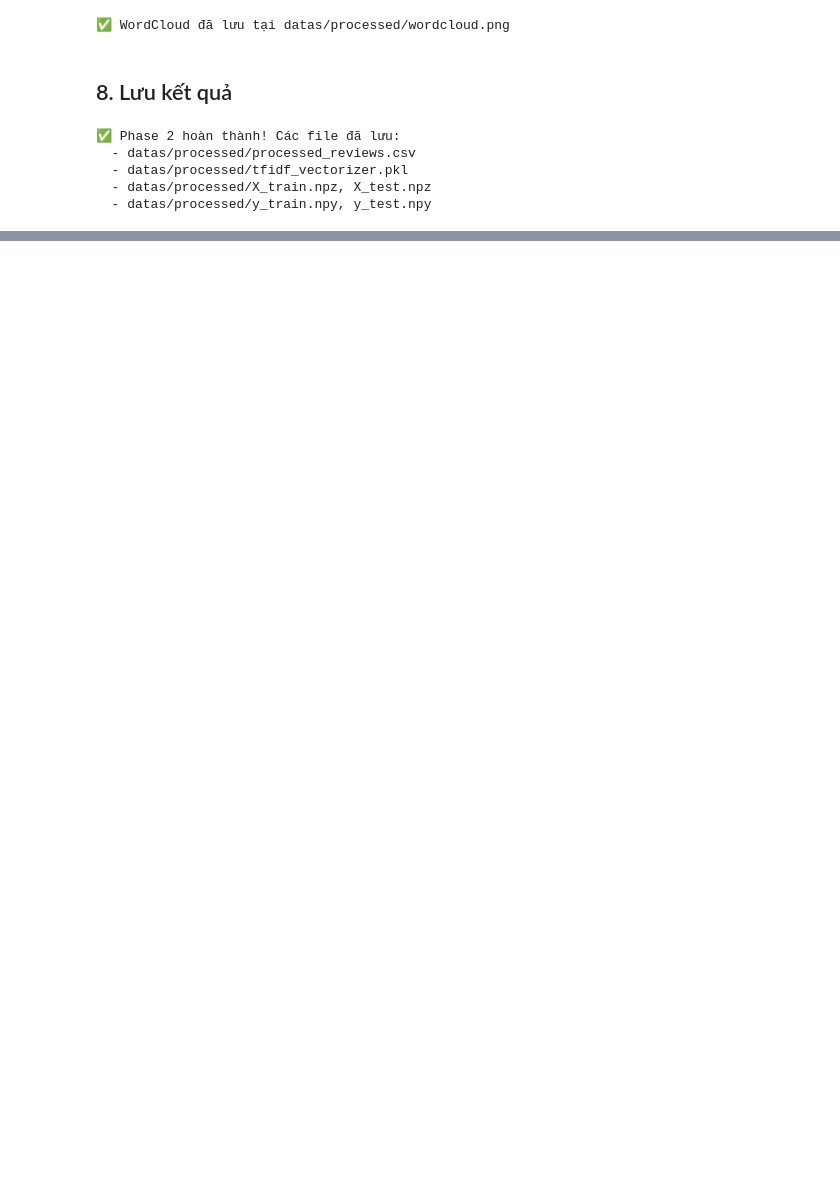
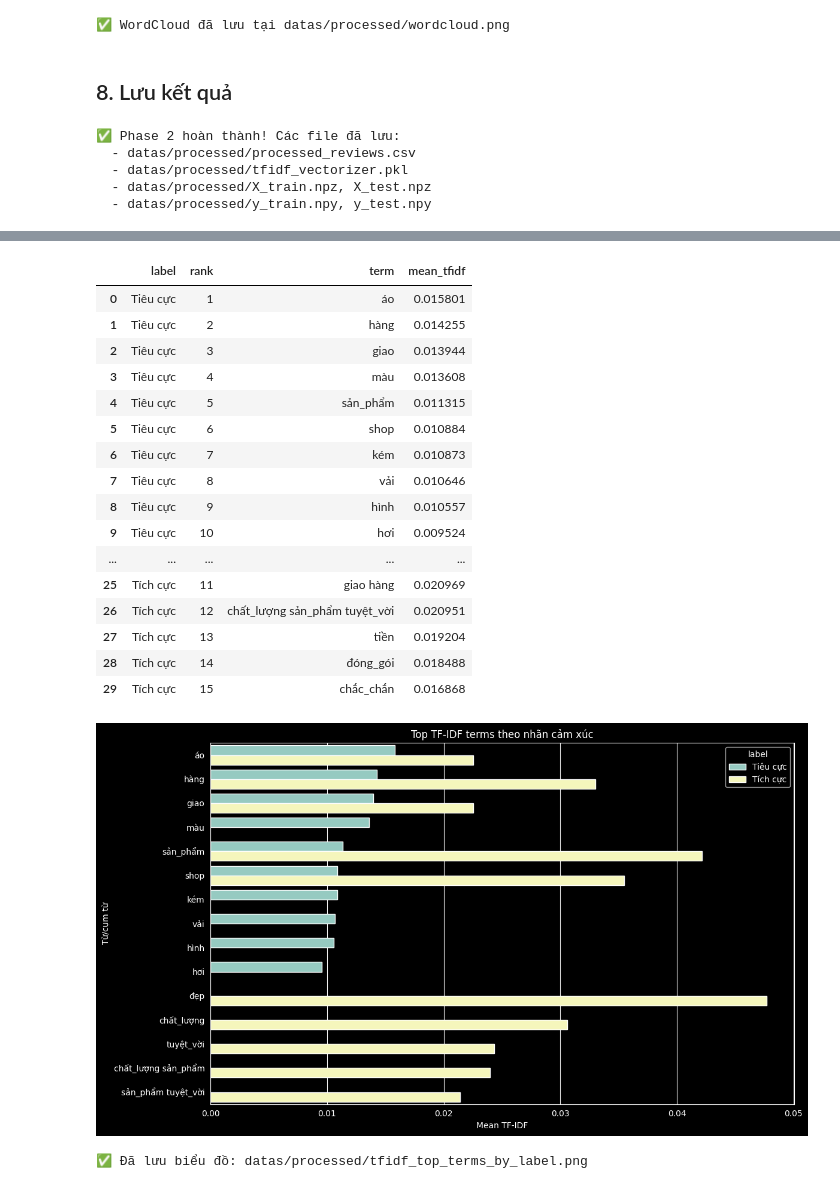
Before and after one commit to yuika-sama/ecom_recommendation, a Jupyter notebook: notebooks/02_nlp_preprocessing.ipynb, the cells around one changed output, grey strips where cells are left out. Cells and saved outputs as stored; diff of their text form; code cells hidden in the pictures; blank space fills up the shorter version.

```diff
--- a/notebooks/02_nlp_preprocessing.ipynb
+++ b/notebooks/02_nlp_preprocessing.ipynb
@@ -232,0 +294,50 @@ print(f'  - datas/processed/y_train.npy, y_test.npy')
+# %%
+# Kiểm tra các đặc trưng TF-IDF nổi bật theo từng lớp
+feature_names = np.array(tfidf.get_feature_names_out())
+
+summary_rows = []
+for label_value, label_name in [(0, 'Tiêu cực'), (1, 'Tích cực')]:
+    class_mask = (y_train == label_value)
+    class_mean = np.asarray(X_train[class_mask].mean(axis=0)).ravel()
+    top_idx = class_mean.argsort()[-15:][::-1]
+    for rank, idx in enumerate(top_idx, start=1):
+        summary_rows.append({
+            'label': label_name,
+            'rank': rank,
+            'term': feature_names[idx],
+            'mean_tfidf': round(float(class_mean[idx]), 6),
+        })
+
+top_terms_df = pd.DataFrame(summary_rows)
+display(top_terms_df)
+
+fig, ax = plt.subplots(figsize=(12, 7))
+plot_terms = top_terms_df[top_terms_df['rank'] <= 10]
+sns.barplot(data=plot_terms, y='term', x='mean_tfidf', hue='label', ax=ax)
+ax.set_title('Top TF-IDF terms theo nhãn cảm xúc')
+ax.set_xlabel('Mean TF-IDF')
+ax.set_ylabel('Từ/cụm từ')
+plt.tight_layout()
+plt.savefig(PROCESSED_DIR / 'tfidf_top_terms_by_label.png', dpi=150, bbox_inches='tight')
+plt.show()
+print('✅ Đã lưu biểu đồ: datas/processed/tfidf_top_terms_by_label.png')
+# %% [output]
+|  | label | rank | term | mean_tfidf |
+| 0 | Tiêu cực | 1 | áo | 0.015801 |
+| 1 | Tiêu cực | 2 | hàng | 0.014255 |
+| 2 | Tiêu cực | 3 | giao | 0.013944 |
+| 3 | Tiêu cực | 4 | màu | 0.013608 |
+| 4 | Tiêu cực | 5 | sản_phẩm | 0.011315 |
+| 5 | Tiêu cực | 6 | shop | 0.010884 |
+| 6 | Tiêu cực | 7 | kém | 0.010873 |
+| 7 | Tiêu cực | 8 | vải | 0.010646 |
+| 8 | Tiêu cực | 9 | hình | 0.010557 |
+| 9 | Tiêu cực | 10 | hơi | 0.009524 |
+| ... | ... | ... | ... | ... |
+| 25 | Tích cực | 11 | giao hàng | 0.020969 |
+| 26 | Tích cực | 12 | chất_lượng sản_phẩm tuyệt_vời | 0.020951 |
+| 27 | Tích cực | 13 | tiền | 0.019204 |
+| 28 | Tích cực | 14 | đóng_gói | 0.018488 |
+| 29 | Tích cực | 15 | chắc_chắn | 0.016868 |
+[figure, added]
+✅ Đã lưu biểu đồ: datas/processed/tfidf_top_terms_by_label.png
```
Also changed, not shown: parts of 4 cells of this notebook, 19 other files.
